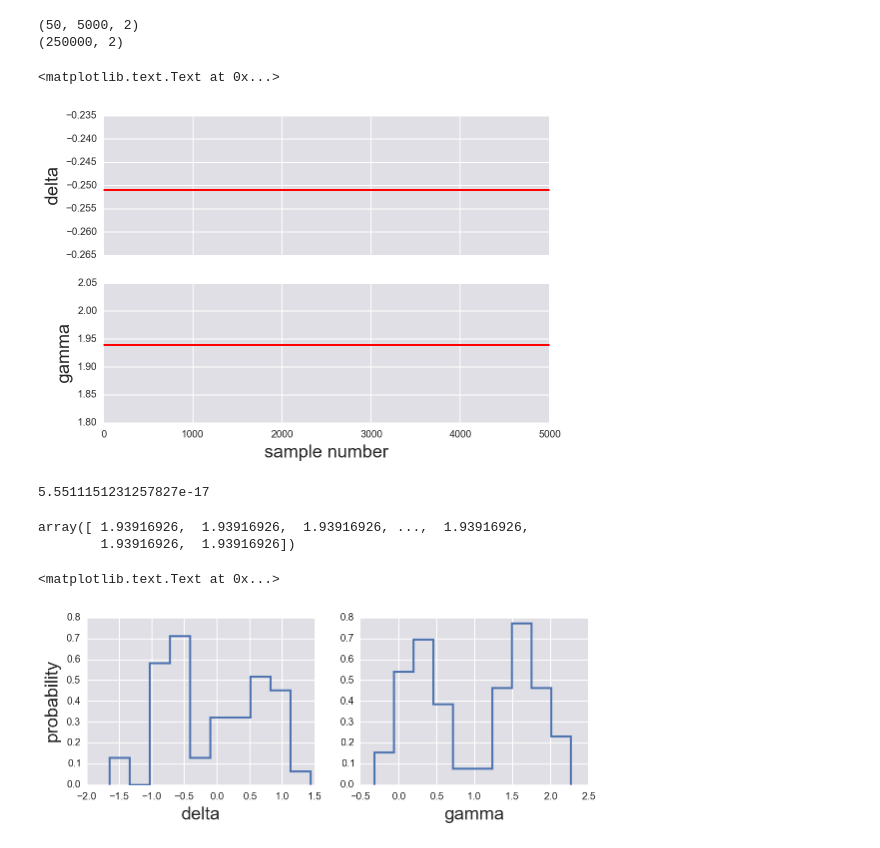
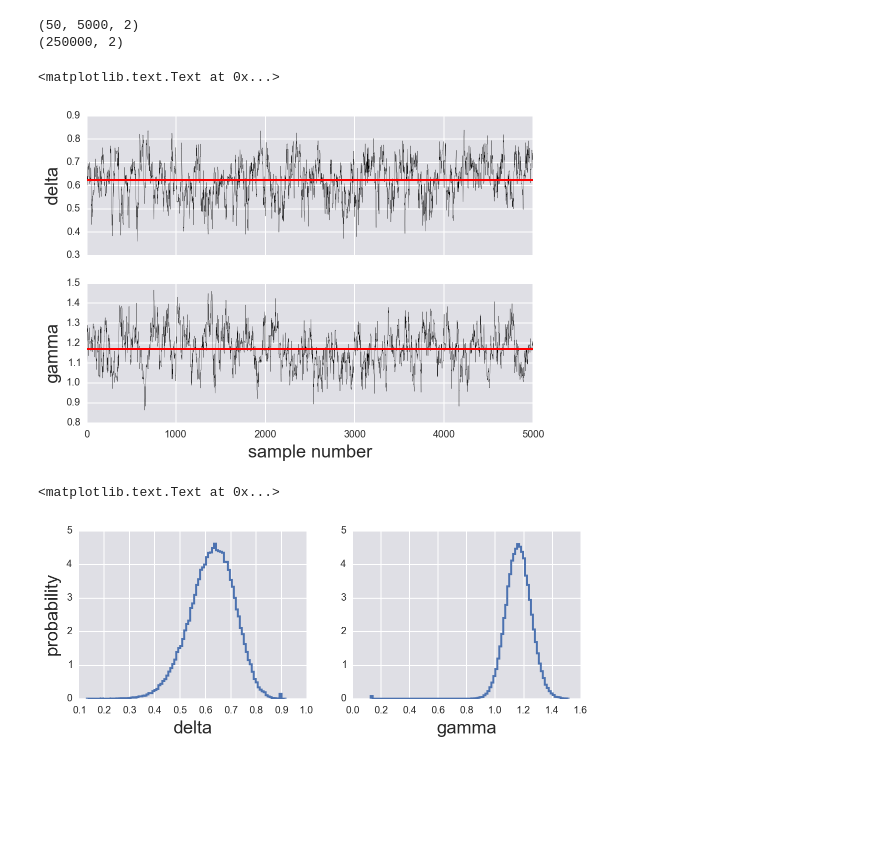
Before and after one commit to shashank-gandhi/DataAnalysisHomeworkRepository, a Jupyter notebook: Homework4/Shashank.ipynb, the cells around one changed output. Drawn from its saved outputs; the diff is of its cells as text; code cells hidden in the pictures; blank space fills up the shorter version.

```diff
--- a/Homework4/Shashank.ipynb
+++ b/Homework4/Shashank.ipynb
@@ -60,15 +60,14 @@ def log_posterior_delta_gamma(p):
     out = np.empty_like(dd)
     # Populate np.inf values based on outlawed deltas and gammas
 
-    out[abs(dd) > 1] = np.inf
-
-    out[gg < 0] = np.inf
-    out[gg > 2] = np.inf
-    out[(gg <= abs(dd))] = np.inf
-    out[(gg >= (2-abs(dd)))] = np.inf
+    out[abs(dd) > 1] = -np.inf
+    out[gg < 0] = -np.inf
+    out[gg > 2] = -np.inf
+    out[(gg <= abs(dd))] = -np.inf
+    out[(gg >= (2-abs(dd)))] = -np.inf
 
     # Get indices with nonzero values
-    inds = (out != np.inf)
+    inds = (out != -np.inf)
     # Compute log probability
     log_P = scipy.special.gammaln(n_1 + 2) - scipy.special.gammaln(n_r1 + 1) \
             + scipy.special.gammaln(n_2 + 2) - scipy.special.gammaln(n_r2 + 1) \
@@ -119,27 +118,22 @@ ax[0].set_ylabel('delta')
 ax[1].set_ylabel('gamma')
 # %% [output]
 <matplotlib.text.Text at 0x...>
-[figure, old version]
+[figure, new version]
 # %%
 sampler.chain[0,:,0].std()
-# %% [output]
-5.5511151231257827e-17
 # %%
 sampler.chain[0,:,1]
-# %% [output]
-array([ 1.93916926,  1.93916926,  1.93916926, ...,  1.93916926,
-        1.93916926,  1.93916926])
 # %%
 fig, ax = plt.subplots(1, 2, figsize=(9, 3))
 
 for i in [0, 1]:
     # Plot the histogram as a step plot
-    _ = ax[i].hist(sampler.flatchain[:,i], bins=10, normed=True,
+    _ = ax[i].hist(sampler.flatchain[:,i], bins=100, normed=True,
                    histtype='step', lw=2)
 
 ax[0].set_xlabel('delta')
 ax[1].set_xlabel('gamma')
 ax[0].set_ylabel('probability')
 # %% [output]
 <matplotlib.text.Text at 0x...>
-[figure, old version]
+[figure, new version]
```
Also changed, not shown: parts of 6 cells of this notebook.
